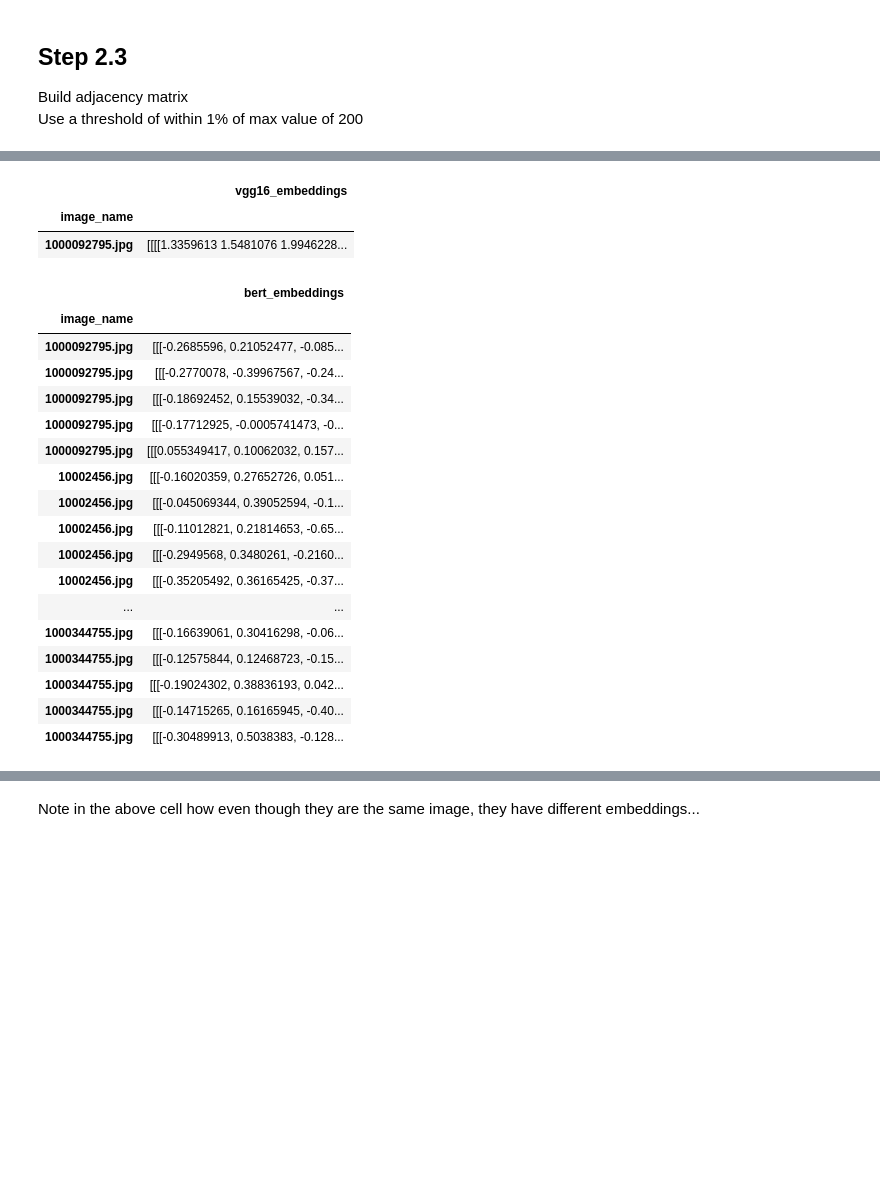
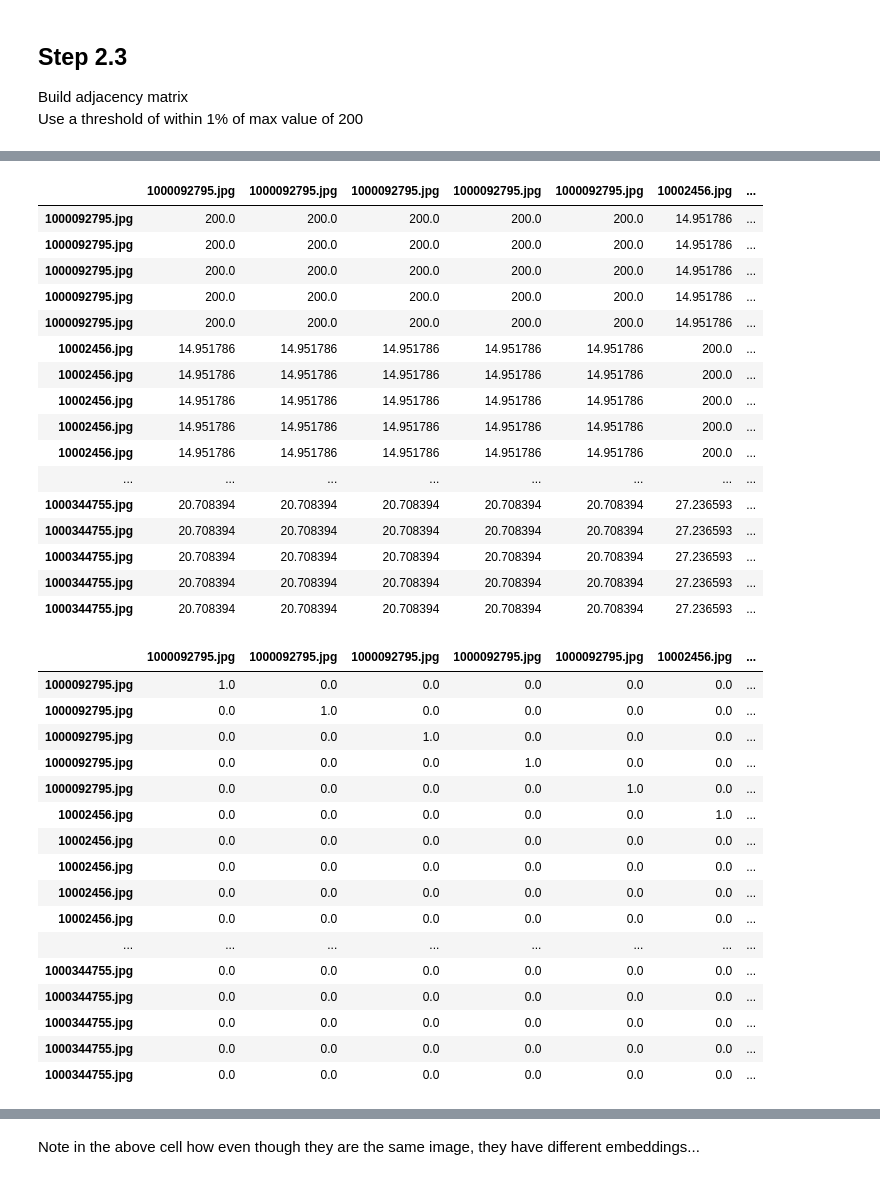
Before and after one commit to blake2703/image-text-retrieval, a Jupyter notebook: Unsupervised entity alignment for text-image retrieval.ipynb, the cells around one changed output, grey strips where cells are left out. Drawn from its saved outputs; the diff is of its cells as text; code cells hidden in the pictures; blank space fills up the shorter version.

```diff
--- a/Unsupervised entity alignment for text-image retrieval.ipynb
+++ b/Unsupervised entity alignment for text-image retrieval.ipynb
@@ -487,31 +528,50 @@ for y_index, y_row in enumerate(graph_y.iterrows()):
 # %%
-N1 = data_copy[['image_name', 'vgg16_embeddings']]
-N1 = N1.set_index('image_name')
-N1.sample(1)
+#N1 = data_copy[['image_name', 'vgg16_embeddings']]
+#N1 = N1.set_index('image_name')
+#N1.sample(1)
+#N1 = pd.DataFrame(index = data_copy['image_name'], columns = data_copy['image_name'])
+#N1 = graph_x
 # %% [output]
-|  | vgg16_embeddings |
-| image_name |  |
-| 1000092795.jpg | [[[[1.3359613 1.5481076 1.9946228... |
+|  | 1000092795.jpg | 1000092795.jpg | 1000092795.jpg | 1000092795.jpg | 1000092795.jpg | 10002456.jpg | ... |
+| 1000092795.jpg | 200.0 | 200.0 | 200.0 | 200.0 | 200.0 | 14.951786 | ... |
+| 1000092795.jpg | 200.0 | 200.0 | 200.0 | 200.0 | 200.0 | 14.951786 | ... |
+| 1000092795.jpg | 200.0 | 200.0 | 200.0 | 200.0 | 200.0 | 14.951786 | ... |
+| 1000092795.jpg | 200.0 | 200.0 | 200.0 | 200.0 | 200.0 | 14.951786 | ... |
+| 1000092795.jpg | 200.0 | 200.0 | 200.0 | 200.0 | 200.0 | 14.951786 | ... |
+| 10002456.jpg | 14.951786 | 14.951786 | 14.951786 | 14.951786 | 14.951786 | 200.0 | ... |
+| 10002456.jpg | 14.951786 | 14.951786 | 14.951786 | 14.951786 | 14.951786 | 200.0 | ... |
+| 10002456.jpg | 14.951786 | 14.951786 | 14.951786 | 14.951786 | 14.951786 | 200.0 | ... |
+| 10002456.jpg | 14.951786 | 14.951786 | 14.951786 | 14.951786 | 14.951786 | 200.0 | ... |
+| 10002456.jpg | 14.951786 | 14.951786 | 14.951786 | 14.951786 | 14.951786 | 200.0 | ... |
+| ... | ... | ... | ... | ... | ... | ... | ... |
+| 1000344755.jpg | 20.708394 | 20.708394 | 20.708394 | 20.708394 | 20.708394 | 27.236593 | ... |
+| 1000344755.jpg | 20.708394 | 20.708394 | 20.708394 | 20.708394 | 20.708394 | 27.236593 | ... |
+| 1000344755.jpg | 20.708394 | 20.708394 | 20.708394 | 20.708394 | 20.708394 | 27.236593 | ... |
+| 1000344755.jpg | 20.708394 | 20.708394 | 20.708394 | 20.708394 | 20.708394 | 27.236593 | ... |
+| 1000344755.jpg | 20.708394 | 20.708394 | 20.708394 | 20.708394 | 20.708394 | 27.236593 | ... |
 # %%
-N2 = data_copy[['image_name', 'bert_embeddings']]
-N2 = N2.set_index('image_name')
-N2
+#N2 = data_copy[['image_name', 'bert_embeddings']]
+#N2 = N2.set_index('image_name')
+
+#make sure graph_x and graph_y are the same length
+N1 = pd.DataFrame(np.eye(len(graph_x)), index=graph_x.index, columns=graph_y.index)
+N2 = pd.DataFrame(np.eye(len(graph_x)), index=graph_x.index, columns=graph_y.index)
+N1
 # %% [output]
-|  | bert_embeddings |
-| image_name |  |
-| 1000092795.jpg | [[[-0.2685596, 0.21052477, -0.085... |
-| 1000092795.jpg | [[[-0.2770078, -0.39967567, -0.24... |
-| 1000092795.jpg | [[[-0.18692452, 0.15539032, -0.34... |
-| 1000092795.jpg | [[[-0.17712925, -0.0005741473, -0... |
-| 1000092795.jpg | [[[0.055349417, 0.10062032, 0.157... |
-| 10002456.jpg | [[[-0.16020359, 0.27652726, 0.051... |
-| 10002456.jpg | [[[-0.045069344, 0.39052594, -0.1... |
-| 10002456.jpg | [[[-0.11012821, 0.21814653, -0.65... |
-| 10002456.jpg | [[[-0.2949568, 0.3480261, -0.2160... |
-| 10002456.jpg | [[[-0.35205492, 0.36165425, -0.37... |
-| ... | ... |
-| 1000344755.jpg | [[[-0.16639061, 0.30416298, -0.06... |
-| 1000344755.jpg | [[[-0.12575844, 0.12468723, -0.15... |
-| 1000344755.jpg | [[[-0.19024302, 0.38836193, 0.042... |
-| 1000344755.jpg | [[[-0.14715265, 0.16165945, -0.40... |
-| 1000344755.jpg | [[[-0.30489913, 0.5038383, -0.128... |
+|  | 1000092795.jpg | 1000092795.jpg | 1000092795.jpg | 1000092795.jpg | 1000092795.jpg | 10002456.jpg | ... |
+| 1000092795.jpg | 1.0 | 0.0 | 0.0 | 0.0 | 0.0 | 0.0 | ... |
+| 1000092795.jpg | 0.0 | 1.0 | 0.0 | 0.0 | 0.0 | 0.0 | ... |
+| 1000092795.jpg | 0.0 | 0.0 | 1.0 | 0.0 | 0.0 | 0.0 | ... |
+| 1000092795.jpg | 0.0 | 0.0 | 0.0 | 1.0 | 0.0 | 0.0 | ... |
+| 1000092795.jpg | 0.0 | 0.0 | 0.0 | 0.0 | 1.0 | 0.0 | ... |
+| 10002456.jpg | 0.0 | 0.0 | 0.0 | 0.0 | 0.0 | 1.0 | ... |
+| 10002456.jpg | 0.0 | 0.0 | 0.0 | 0.0 | 0.0 | 0.0 | ... |
+| 10002456.jpg | 0.0 | 0.0 | 0.0 | 0.0 | 0.0 | 0.0 | ... |
+| 10002456.jpg | 0.0 | 0.0 | 0.0 | 0.0 | 0.0 | 0.0 | ... |
+| 10002456.jpg | 0.0 | 0.0 | 0.0 | 0.0 | 0.0 | 0.0 | ... |
+| ... | ... | ... | ... | ... | ... | ... | ... |
+| 1000344755.jpg | 0.0 | 0.0 | 0.0 | 0.0 | 0.0 | 0.0 | ... |
+| 1000344755.jpg | 0.0 | 0.0 | 0.0 | 0.0 | 0.0 | 0.0 | ... |
+| 1000344755.jpg | 0.0 | 0.0 | 0.0 | 0.0 | 0.0 | 0.0 | ... |
+| 1000344755.jpg | 0.0 | 0.0 | 0.0 | 0.0 | 0.0 | 0.0 | ... |
+| 1000344755.jpg | 0.0 | 0.0 | 0.0 | 0.0 | 0.0 | 0.0 | ... |
```
Also changed, not shown: parts of 15 cells of this notebook.
